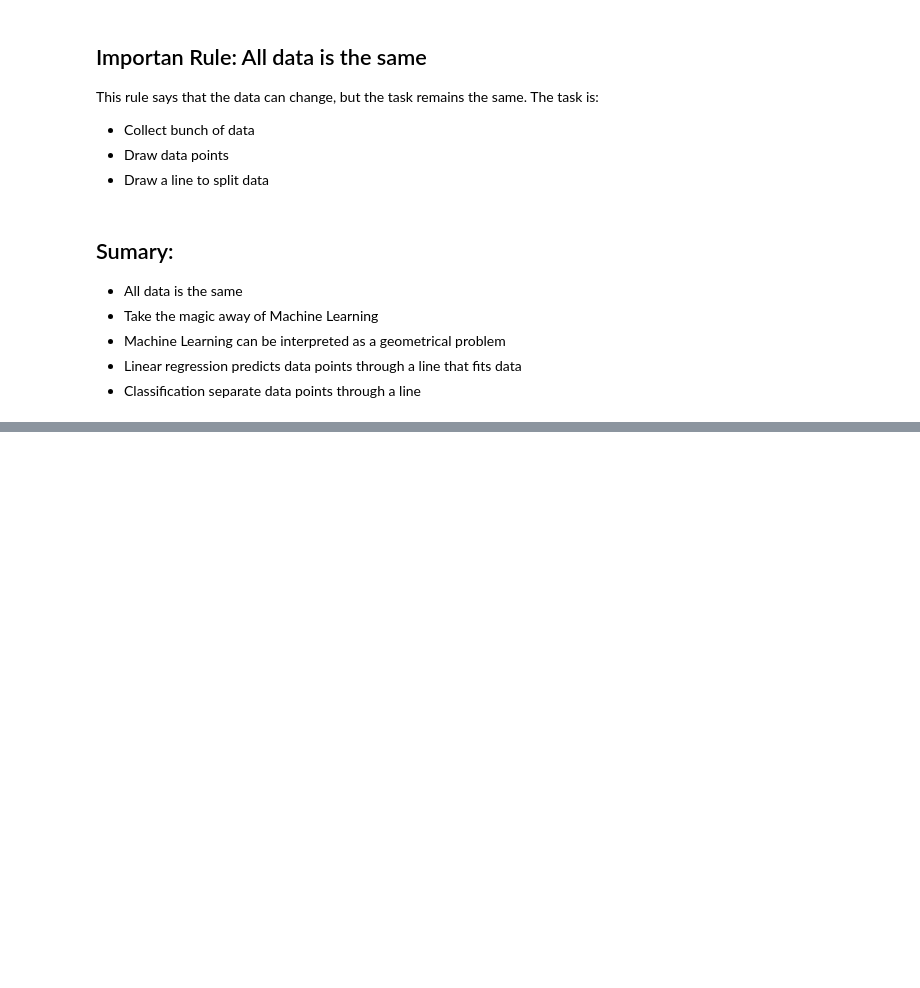
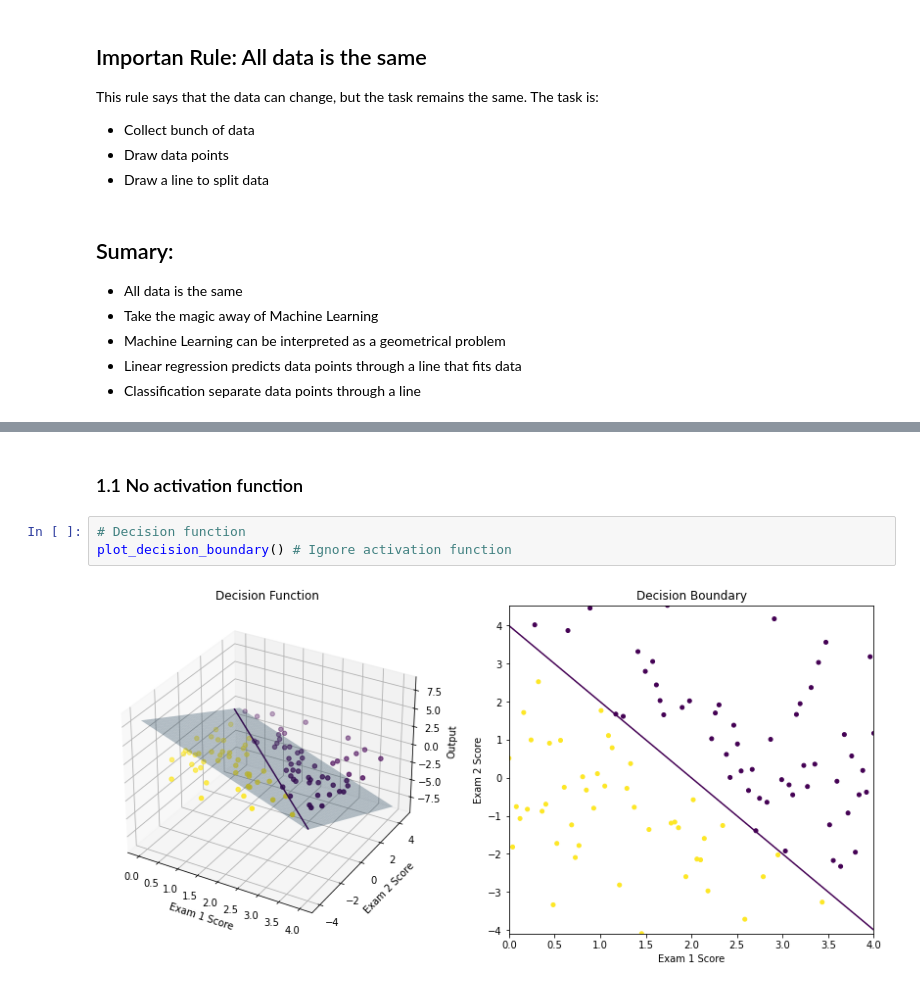
Before and after one commit to Jescas981/Deep-Learning-TF2, a Jupyter notebook: 00_MachineLearning_and_Neurons.ipynb, the cells around one changed output, grey strips where cells are left out. Saved outputs shown, nothing was run; the diff lists cells and outputs as text; blank space fills up the shorter version.

```diff
--- a/00_MachineLearning_and_Neurons.ipynb
+++ b/00_MachineLearning_and_Neurons.ipynb
@@ -226,0 +308,7 @@ Steps to create our model:
+# %% [markdown]
+### 1.1 No activation function
+# %%
+# Decision function
+plot_decision_boundary() # Ignore activation function
+# %% [output]
+[figure, added]
```
Also changed, not shown: parts of 21 cells of this notebook.
